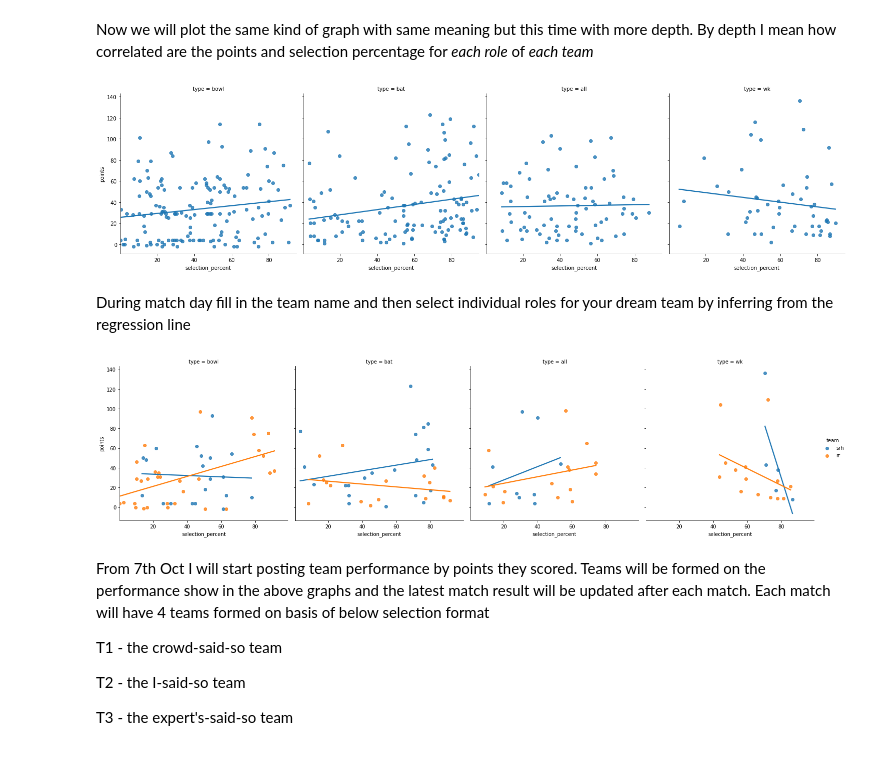
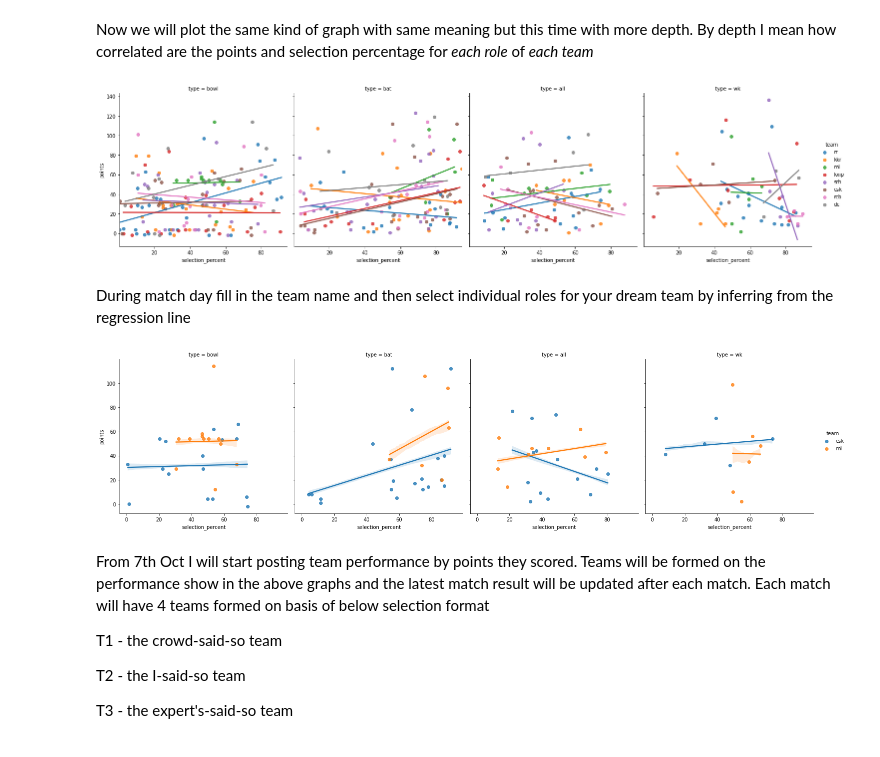
Before and after one commit to sarathsajan/dream11-predictor, a Jupyter notebook: Dream11_predictor.ipynb, the cells around one changed output. Cells and saved outputs as stored; diff of their text form; code cells hidden in the pictures.

```diff
--- a/Dream11_predictor.ipynb
+++ b/Dream11_predictor.ipynb
@@ -117,15 +117,15 @@ sns.lmplot(data=df, x="selection_percent", y="points", sharey=True, col="team",
 # %% [markdown]
 Now we will plot the same kind of graph with same meaning but this time with more depth. By depth I mean how correlated are the points and selection percentage for *each role* of *each team*
 # %%
-sns.lmplot(data=df, x="selection_percent", y="points", col="type", col_wrap=4, ci=0);
+sns.lmplot(data=df, x="selection_percent", y="points", hue='team', col="type", col_wrap=4, ci=0);
 # %% [output]
-[figure, old version]
+[figure, new version]
 # %% [markdown]
 During match day fill in the team name and then select individual roles for your dream team by inferring from the regression line
 # %%
-sns.lmplot(data=df, x="selection_percent", y="points", col="type", col_wrap=4, hue="team", hue_order=['srh','rr'], ci=0);
+sns.lmplot(data=df, x="selection_percent", y="points", col="type", col_wrap=4, hue="team", hue_order=['csk','mi'], ci=20);
 # %% [output]
-[figure, old version]
+[figure, new version]
 # %% [markdown]
 From 7th Oct I will start posting team performance by points they scored. Teams will be formed on the performance show in the above graphs and the latest match result will be updated after each match. Each match will have 4 teams formed on basis of below selection format
 
```
Also changed, not shown: parts of 2 cells of this notebook.
